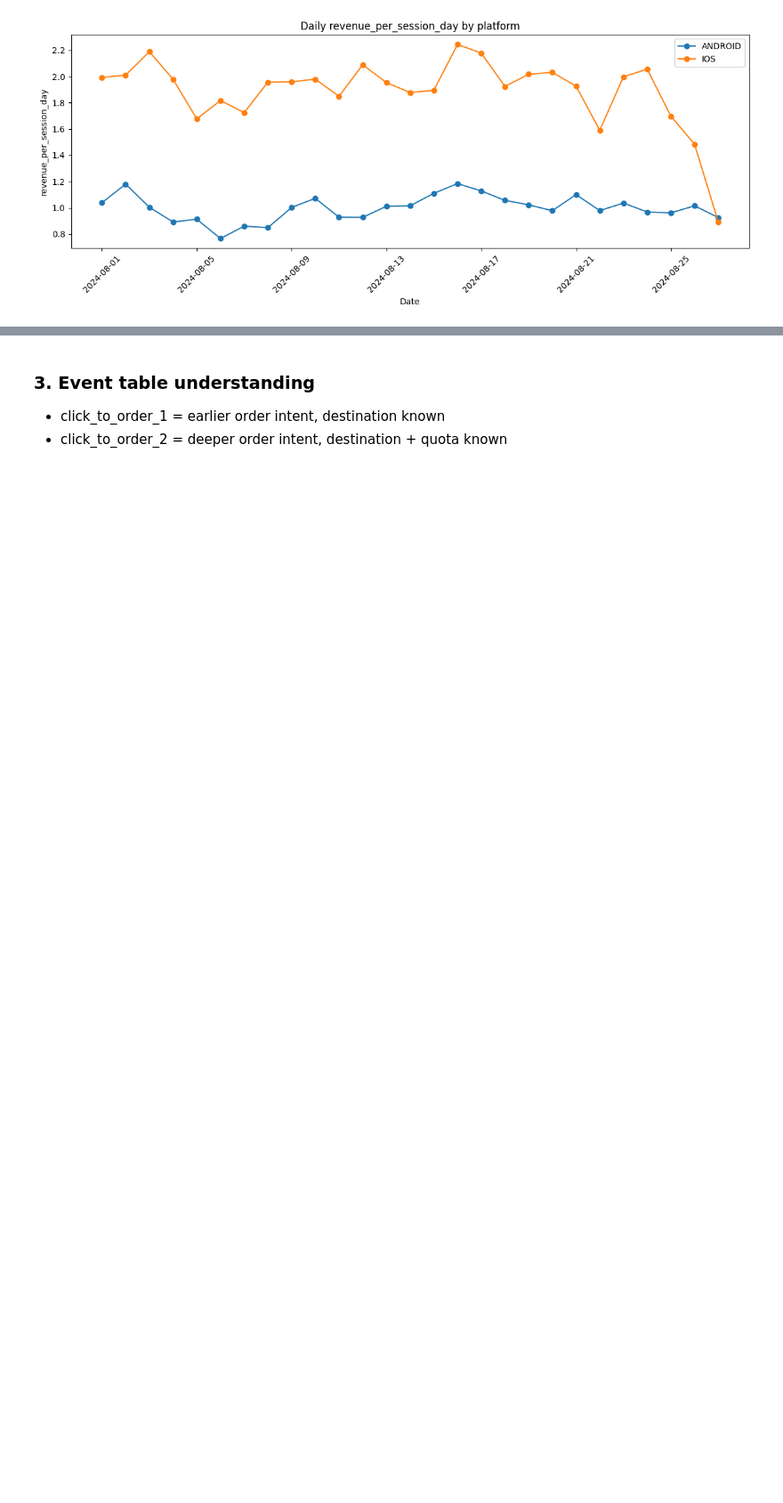
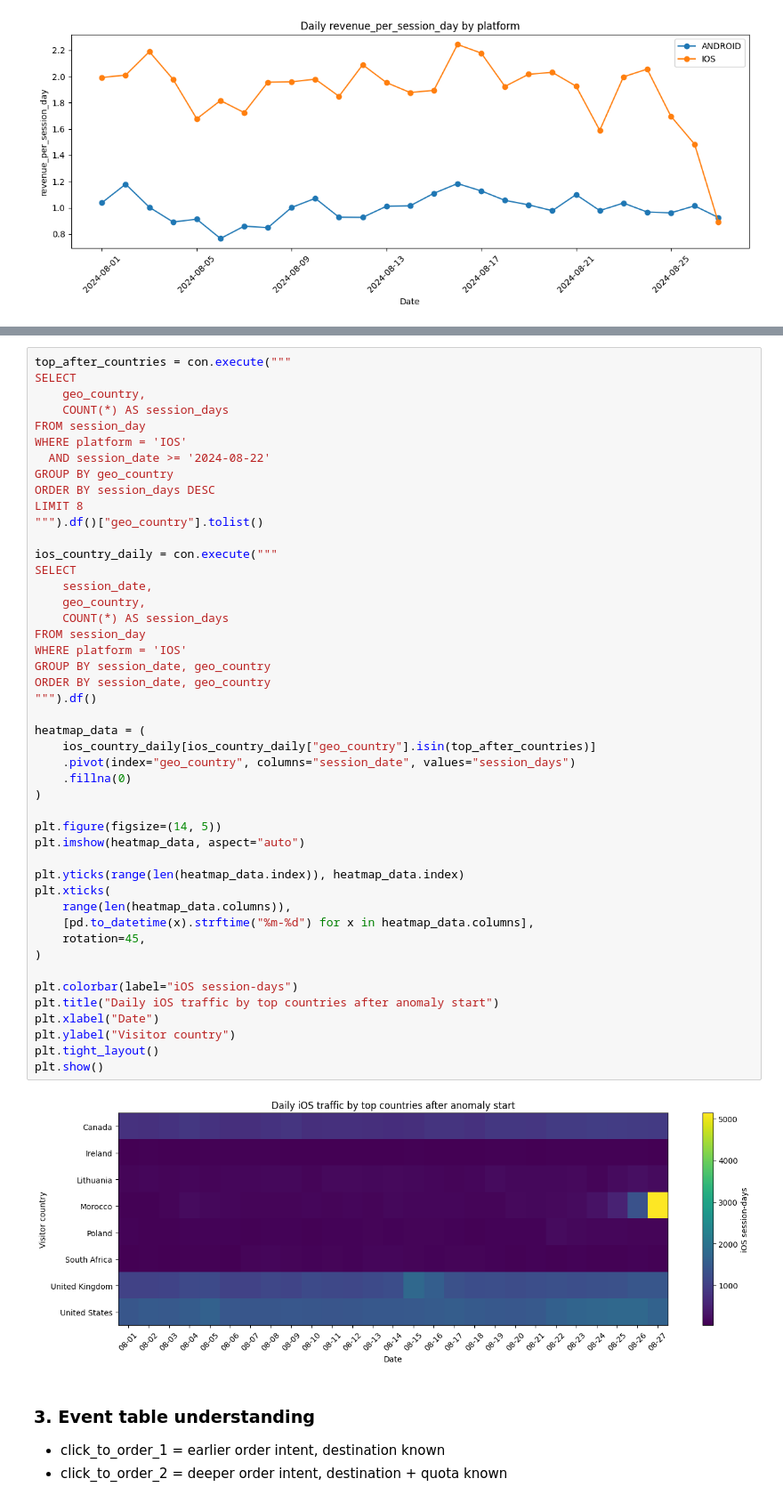
Before and after one commit to HuskyB0y/saily, a Jupyter notebook: source/eSIM_eda_saily.ipynb, the cells around one changed output, grey strips where cells are left out. Shown at 89% size. Drawn from its saved outputs; the diff is of its cells as text; blank space fills up the shorter version.

```diff
--- a/source/eSIM_eda_saily.ipynb
+++ b/source/eSIM_eda_saily.ipynb
@@ -599,3 +740,51 @@ ios_geo_daily_after_22.head(50)
+# %%
+top_after_countries = con.execute("""
+SELECT
+    geo_country,
+    COUNT(*) AS session_days
+FROM session_day
+WHERE platform = 'IOS'
+  AND session_date >= '2024-08-22'
+GROUP BY geo_country
+ORDER BY session_days DESC
+LIMIT 8
+""").df()["geo_country"].tolist()
+
+ios_country_daily = con.execute("""
+SELECT
+    session_date,
+    geo_country,
+    COUNT(*) AS session_days
+FROM session_day
+WHERE platform = 'IOS'
+GROUP BY session_date, geo_country
+ORDER BY session_date, geo_country
+""").df()
+
+heatmap_data = (
+    ios_country_daily[ios_country_daily["geo_country"].isin(top_after_countries)]
+    .pivot(index="geo_country", columns="session_date", values="session_days")
+    .fillna(0)
+)
+
+plt.figure(figsize=(14, 5))
+plt.imshow(heatmap_data, aspect="auto")
+
+plt.yticks(range(len(heatmap_data.index)), heatmap_data.index)
+plt.xticks(
+    range(len(heatmap_data.columns)),
+    [pd.to_datetime(x).strftime("%m-%d") for x in heatmap_data.columns],
+    rotation=45,
+)
+
+plt.colorbar(label="iOS session-days")
+plt.title("Daily iOS traffic by top countries after anomaly start")
+plt.xlabel("Date")
+plt.ylabel("Visitor country")
+plt.tight_layout()
+plt.show()
+# %% [output]
+[figure, added]
 # %% [markdown]
 ### 3. Event table understanding
 
```
Also changed, not shown: parts of 7 cells of this notebook.
